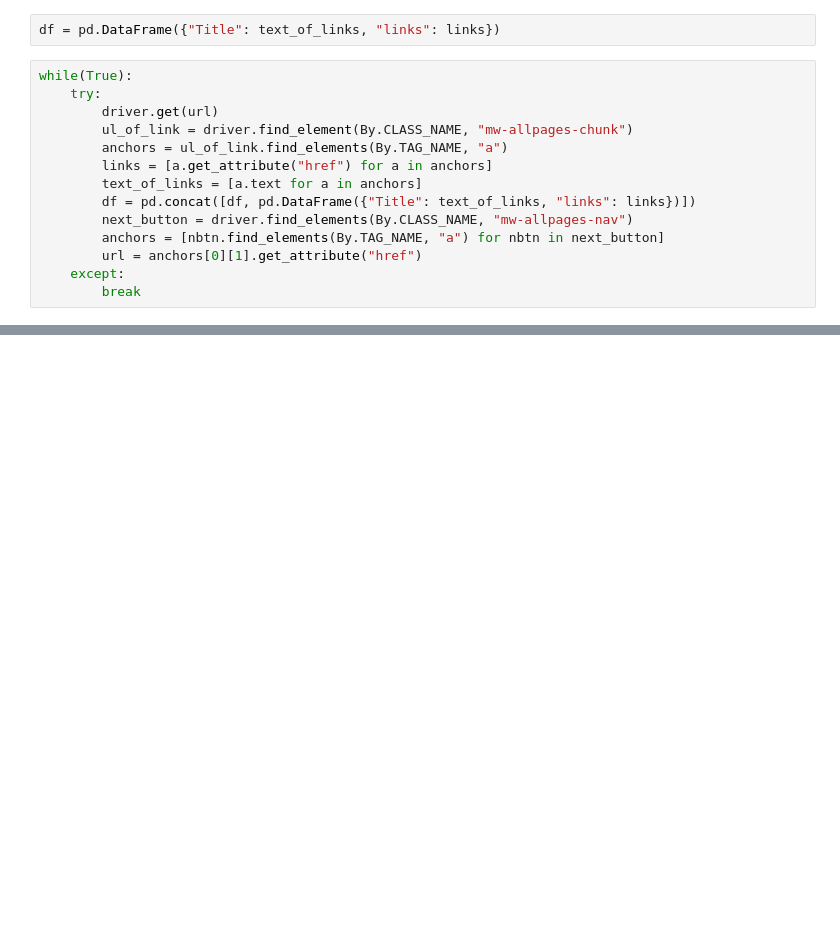
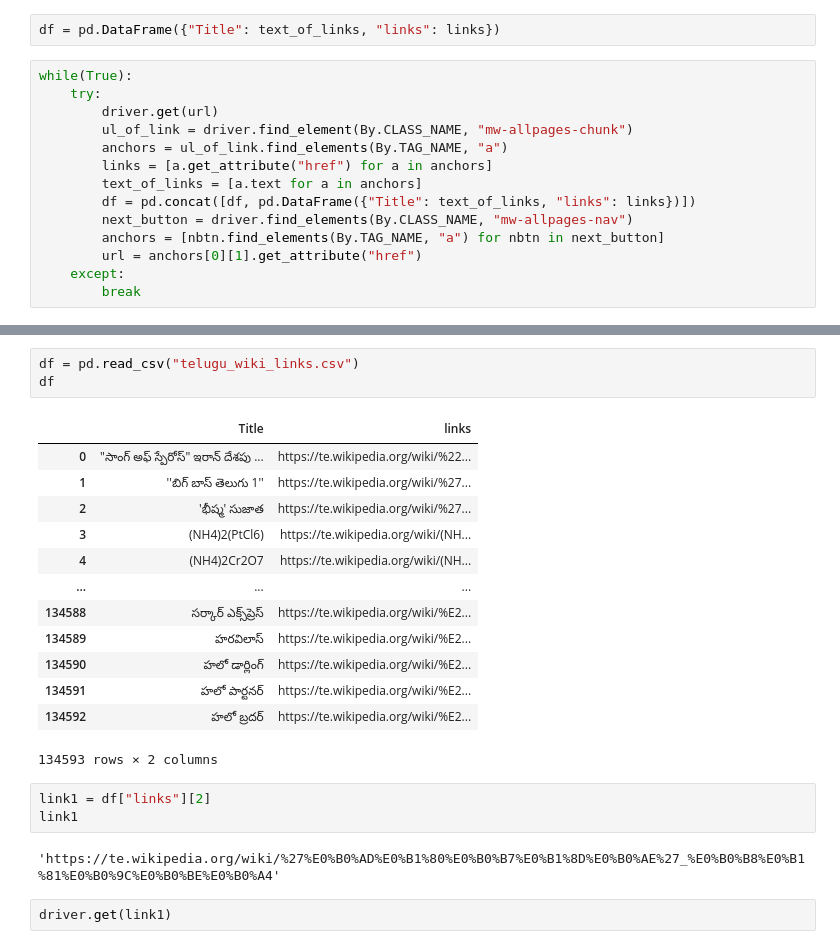
Before and after one commit to guntas-13/CS613-NLP-Telugu-Team1, a Jupyter notebook: TeluguWiki-Guntas.ipynb, the cells around one changed output, grey strips where cells are left out. Cells and saved outputs as stored; diff of their text form; blank space fills up the shorter version.

Commit message:
Telugu Scraper made and 0 to 1592 AND 2001 to 2378 link indices scraped

```diff
--- a/TeluguWiki-Guntas.ipynb
+++ b/TeluguWiki-Guntas.ipynb
@@ -69,0 +56,24 @@ df
+# %%
+df = pd.read_csv("telugu_wiki_links.csv")
+df
+# %% [output]
+|  | Title | links |
+| 0 | "సాంగ్ అఫ్ స్పేరోస్" ఇరాన్ దేశపు ... | https://te.wikipedia.org/wiki/%22... |
+| 1 | ''బిగ్ బాస్ తెలుగు 1'' | https://te.wikipedia.org/wiki/%27... |
+| 2 | 'భీష్మ' సుజాత | https://te.wikipedia.org/wiki/%27... |
+| 3 | (NH4)2(PtCl6) | https://te.wikipedia.org/wiki/(NH... |
+| 4 | (NH4)2Cr2O7 | https://te.wikipedia.org/wiki/(NH... |
+| ... | ... | ... |
+| 134588 | ‌సర్కార్ ఎక్స్‌ప్రెస్ | https://te.wikipedia.org/wiki/%E2... |
+| 134589 | ‌హరవిలాస్ | https://te.wikipedia.org/wiki/%E2... |
+| 134590 | ‌హలో డార్లింగ్ | https://te.wikipedia.org/wiki/%E2... |
+| 134591 | ‌హలో పార్టనర్ | https://te.wikipedia.org/wiki/%E2... |
+| 134592 | ‌హలో బ్రదర్ | https://te.wikipedia.org/wiki/%E2... |
+134593 rows × 2 columns
+# %%
+link1 = df["links"][2]
+link1
+# %% [output]
+'https://te.wikipedia.org/wiki/%27%E0%B0%AD%E0%B1%80%E0%B0%B7%E0%B1%8D%E0%B0%AE%27_%E0%B0%B8%E0%B1%81%E0%B0%9C%E0%B0%BE%E0%B0%A4'
+# %%
+driver.get(link1)
```
Also changed, not shown: parts of 4 cells of this notebook.
